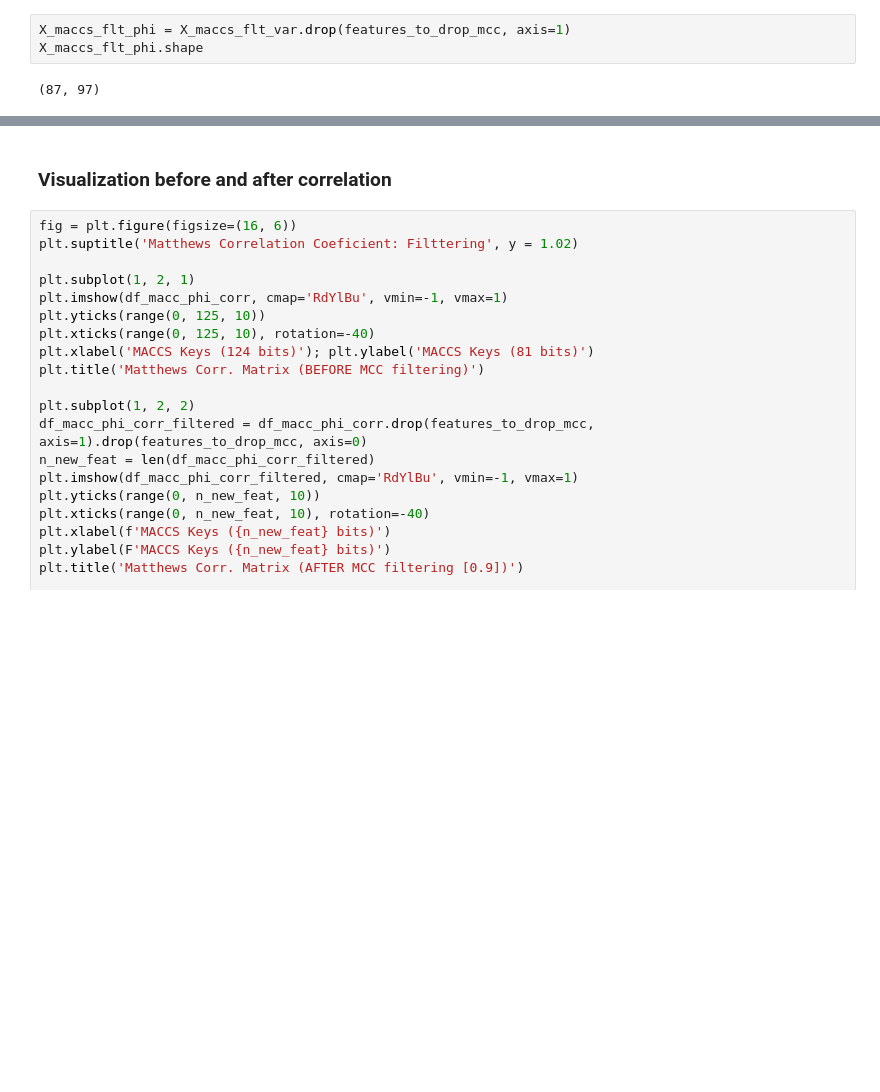
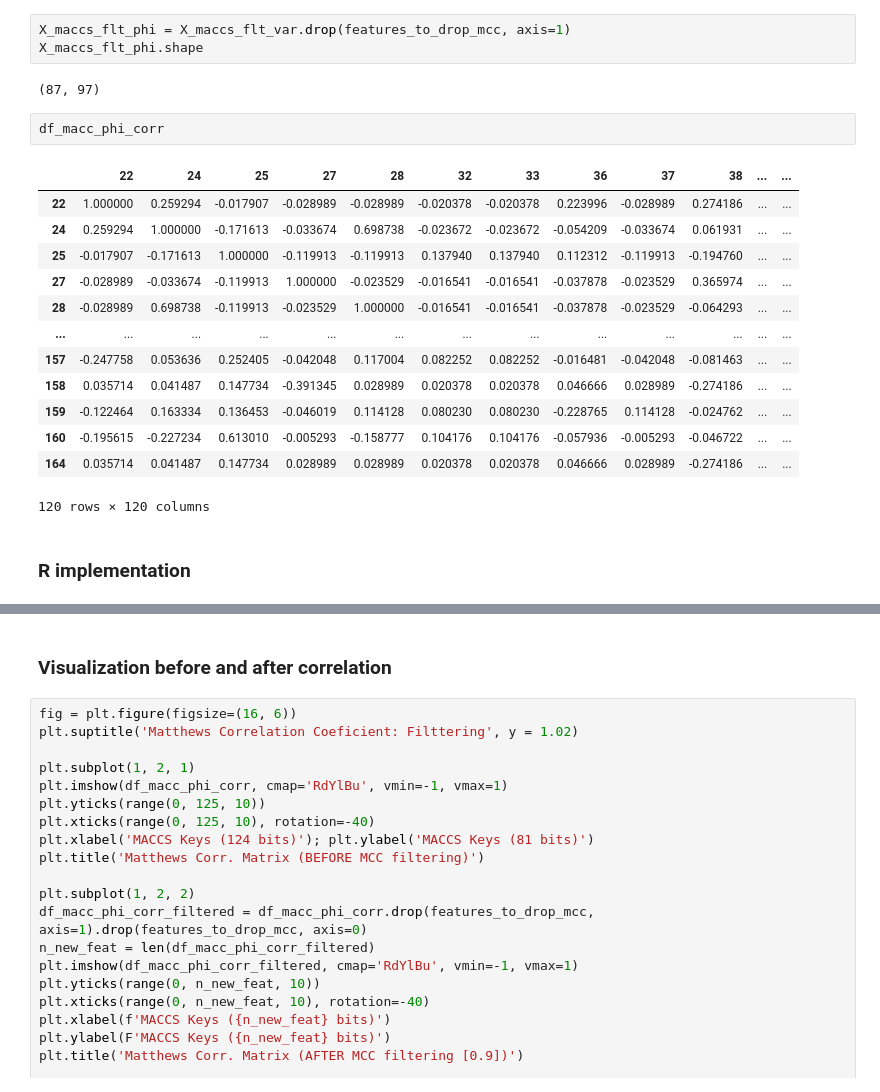
Before and after one commit to jRicciL/ERK2_notebooks, a Jupyter notebook: X_Reviewing_Fourches_work/7_MACCS_Keys_Analysis.ipynb, the cells around one changed output, grey strips where cells are left out. Cells and saved outputs as stored; diff of their text form; blank space fills up the shorter version.

```diff
--- a/X_Reviewing_Fourches_work/7_MACCS_Keys_Analysis.ipynb
+++ b/X_Reviewing_Fourches_work/7_MACCS_Keys_Analysis.ipynb
@@ -314,3 +315,21 @@ X_maccs_flt_phi = X_maccs_flt_var.drop(features_to_drop_mcc, axis=1)
 X_maccs_flt_phi.shape
 # %% [output]
 (87, 97)
+# %%
+df_macc_phi_corr
+# %% [output]
+|  | 22 | 24 | 25 | 27 | 28 | 32 | 33 | 36 | 37 | 38 | ... | ... |
+| 22 | 1.000000 | 0.259294 | -0.017907 | -0.028989 | -0.028989 | -0.020378 | -0.020378 | 0.223996 | -0.028989 | 0.274186 | ... | ... |
+| 24 | 0.259294 | 1.000000 | -0.171613 | -0.033674 | 0.698738 | -0.023672 | -0.023672 | -0.054209 | -0.033674 | 0.061931 | ... | ... |
+| 25 | -0.017907 | -0.171613 | 1.000000 | -0.119913 | -0.119913 | 0.137940 | 0.137940 | 0.112312 | -0.119913 | -0.194760 | ... | ... |
+| 27 | -0.028989 | -0.033674 | -0.119913 | 1.000000 | -0.023529 | -0.016541 | -0.016541 | -0.037878 | -0.023529 | 0.365974 | ... | ... |
+| 28 | -0.028989 | 0.698738 | -0.119913 | -0.023529 | 1.000000 | -0.016541 | -0.016541 | -0.037878 | -0.023529 | -0.064293 | ... | ... |
+| ... | ... | ... | ... | ... | ... | ... | ... | ... | ... | ... | ... | ... |
+| 157 | -0.247758 | 0.053636 | 0.252405 | -0.042048 | 0.117004 | 0.082252 | 0.082252 | -0.016481 | -0.042048 | -0.081463 | ... | ... |
+| 158 | 0.035714 | 0.041487 | 0.147734 | -0.391345 | 0.028989 | 0.020378 | 0.020378 | 0.046666 | 0.028989 | -0.274186 | ... | ... |
+| 159 | -0.122464 | 0.163334 | 0.136453 | -0.046019 | 0.114128 | 0.080230 | 0.080230 | -0.228765 | 0.114128 | -0.024762 | ... | ... |
+| 160 | -0.195615 | -0.227234 | 0.613010 | -0.005293 | -0.158777 | 0.104176 | 0.104176 | -0.057936 | -0.005293 | -0.046722 | ... | ... |
+| 164 | 0.035714 | 0.041487 | 0.147734 | 0.028989 | 0.028989 | 0.020378 | 0.020378 | 0.046666 | 0.028989 | -0.274186 | ... | ... |
+120 rows × 120 columns
+# %% [markdown]
+### R implementation
```
Also changed, not shown: parts of 4 cells of this notebook.
